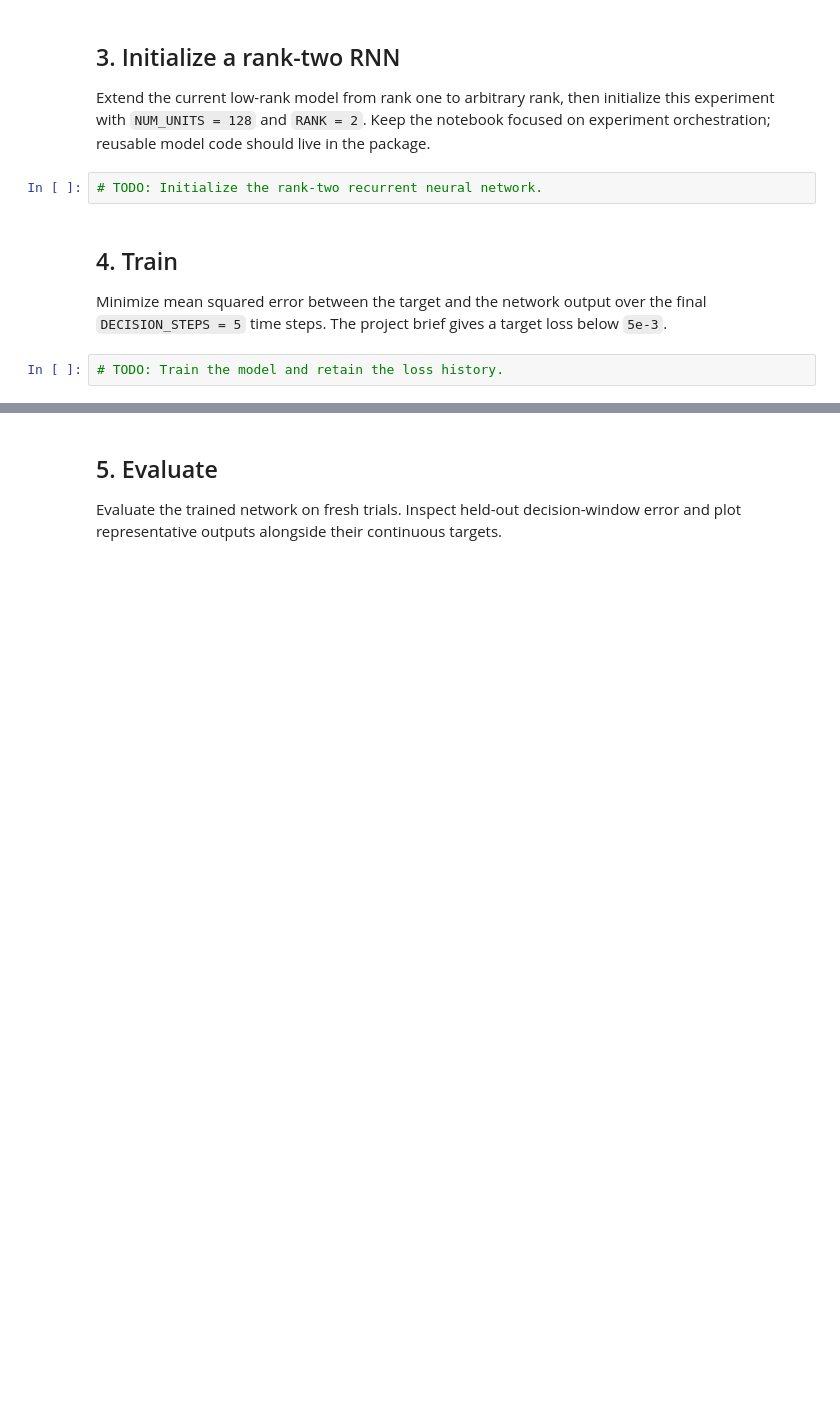
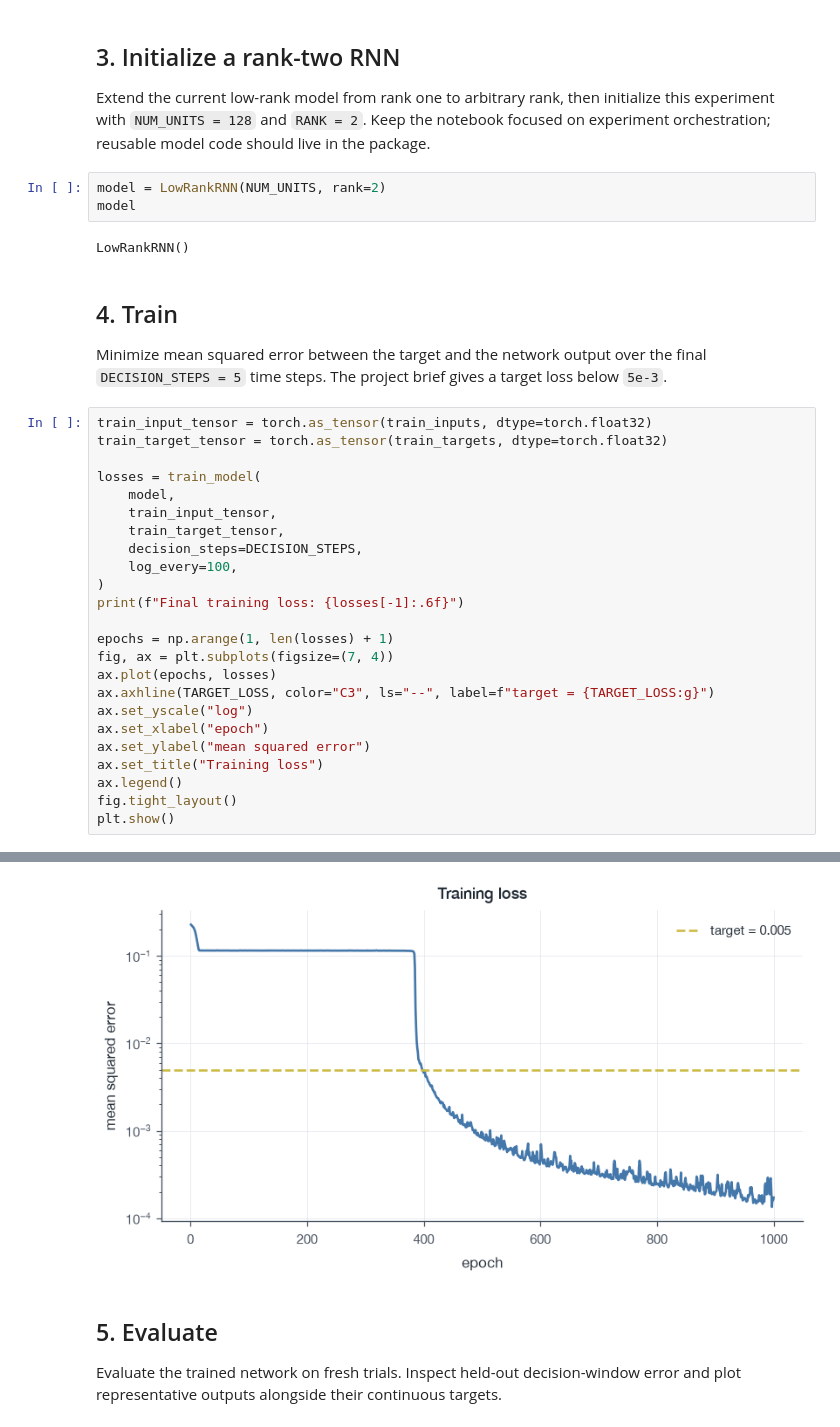
Before and after one commit to arjunpur/low-rank-rnn, a Jupyter notebook: parametric_working_memory.ipynb, the cells around one changed output, grey strips where cells are left out. Drawn from its saved outputs; the diff is of its cells as text; blank space fills up the shorter version.

```diff
--- a/parametric_working_memory.ipynb
+++ b/parametric_working_memory.ipynb
@@ -144,10 +148,36 @@ plt.show()
 
 Extend the current low-rank model from rank one to arbitrary rank, then initialize this experiment with `NUM_UNITS = 128` and `RANK = 2`. Keep the notebook focused on experiment orchestration; reusable model code should live in the package.
 # %%
-# TODO: Initialize the rank-two recurrent neural network.
+model = LowRankRNN(NUM_UNITS, rank=2)
+model
+# %% [output]
+LowRankRNN()
 # %% [markdown]
 ## 4. Train
 
 Minimize mean squared error between the target and the network output over the final `DECISION_STEPS = 5` time steps. The project brief gives a target loss below `5e-3`.
 # %%
-# TODO: Train the model and retain the loss history.
+train_input_tensor = torch.as_tensor(train_inputs, dtype=torch.float32)
+train_target_tensor = torch.as_tensor(train_targets, dtype=torch.float32)
+
+losses = train_model(
+    model,
+    train_input_tensor,
+    train_target_tensor,
+    decision_steps=DECISION_STEPS,
+    log_every=100,
+)
+print(f"Final training loss: {losses[-1]:.6f}")
+
+epochs = np.arange(1, len(losses) + 1)
+fig, ax = plt.subplots(figsize=(7, 4))
+ax.plot(epochs, losses)
+ax.axhline(TARGET_LOSS, color="C3", ls="--", label=f"target = {TARGET_LOSS:g}")
+ax.set_yscale("log")
+ax.set_xlabel("epoch")
+ax.set_ylabel("mean squared error")
+ax.set_title("Training loss")
+ax.legend()
+fig.tight_layout()
+plt.show()
+# %% [output]
@@ -154,3 +195,4 @@ Minimize mean squared error between the target and the network output over the f
+[figure, added]
 # %% [markdown]
 ## 5. Evaluate
 
```
Also changed, not shown: parts of 16 cells of this notebook, 13 other files.
